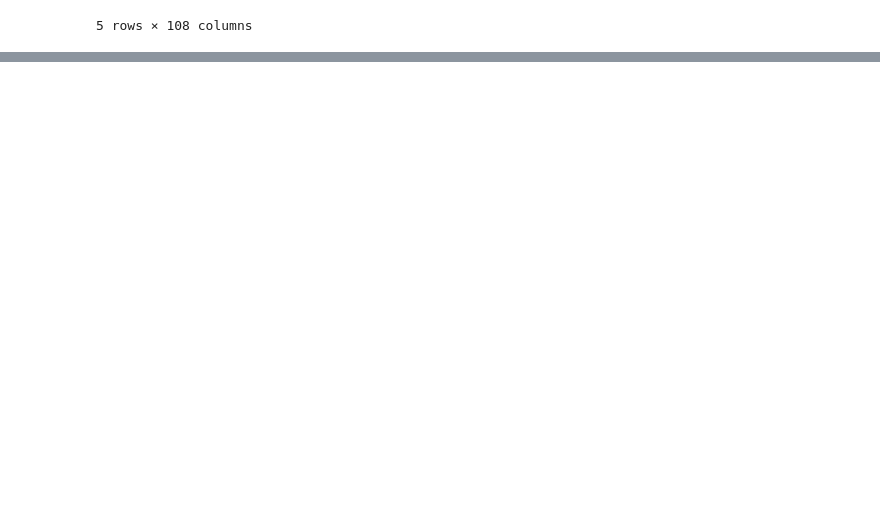
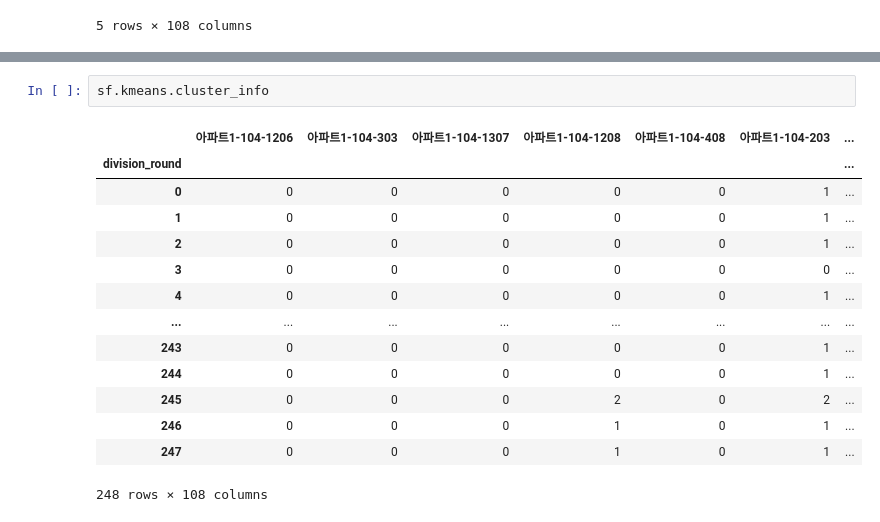
Before and after one commit to formegusto/distribution-public-fee, a Jupyter notebook: pt6. 전기절약 피드백 (TimeDivision KMeans Based).ipynb, the cells around one changed output, grey strips where cells are left out. Cells and saved outputs as stored; diff of their text form; blank space fills up the shorter version.

```diff
--- a/pt6. 전기절약 피드백 (TimeDivision KMeans Based).ipynb
+++ b/pt6. 전기절약 피드백 (TimeDivision KMeans Based).ipynb
@@ -85,0 +112,17 @@ sf.kmeans.draw_plot()
+# %%
+sf.kmeans.cluster_info
+# %% [output]
+|  | 아파트1-104-1206 | 아파트1-104-303 | 아파트1-104-1307 | 아파트1-104-1208 | 아파트1-104-408 | 아파트1-104-203 | ... |
+| division_round |  |  |  |  |  |  | ... |
+| 0 | 0 | 0 | 0 | 0 | 0 | 1 | ... |
+| 1 | 0 | 0 | 0 | 0 | 0 | 1 | ... |
+| 2 | 0 | 0 | 0 | 0 | 0 | 1 | ... |
+| 3 | 0 | 0 | 0 | 0 | 0 | 0 | ... |
+| 4 | 0 | 0 | 0 | 0 | 0 | 1 | ... |
+| ... | ... | ... | ... | ... | ... | ... | ... |
+| 243 | 0 | 0 | 0 | 0 | 0 | 1 | ... |
+| 244 | 0 | 0 | 0 | 0 | 0 | 1 | ... |
+| 245 | 0 | 0 | 0 | 2 | 0 | 2 | ... |
+| 246 | 0 | 0 | 0 | 1 | 0 | 1 | ... |
+| 247 | 0 | 0 | 0 | 1 | 0 | 1 | ... |
+248 rows × 108 columns
```
Also changed, not shown: parts of 6 cells of this notebook, 2 other files.
